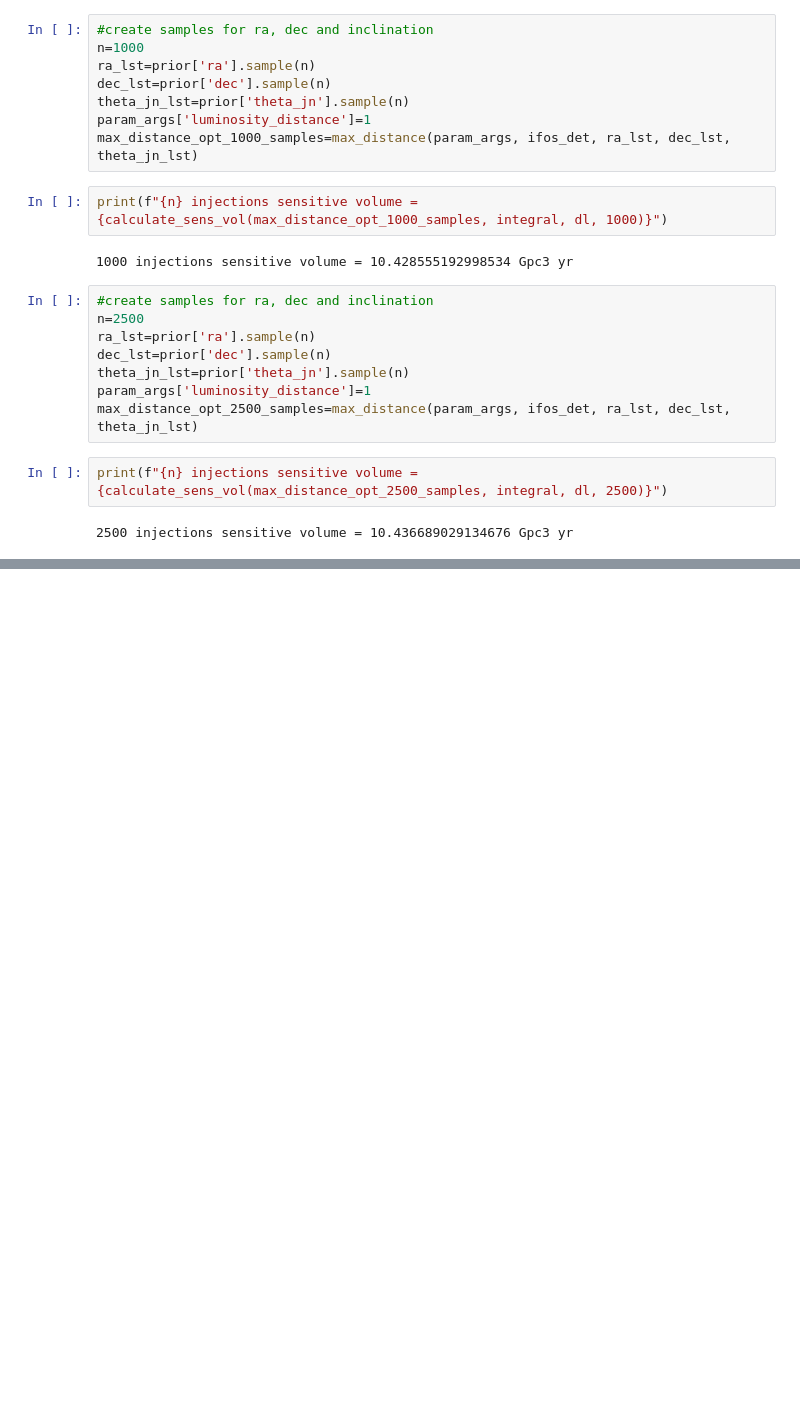
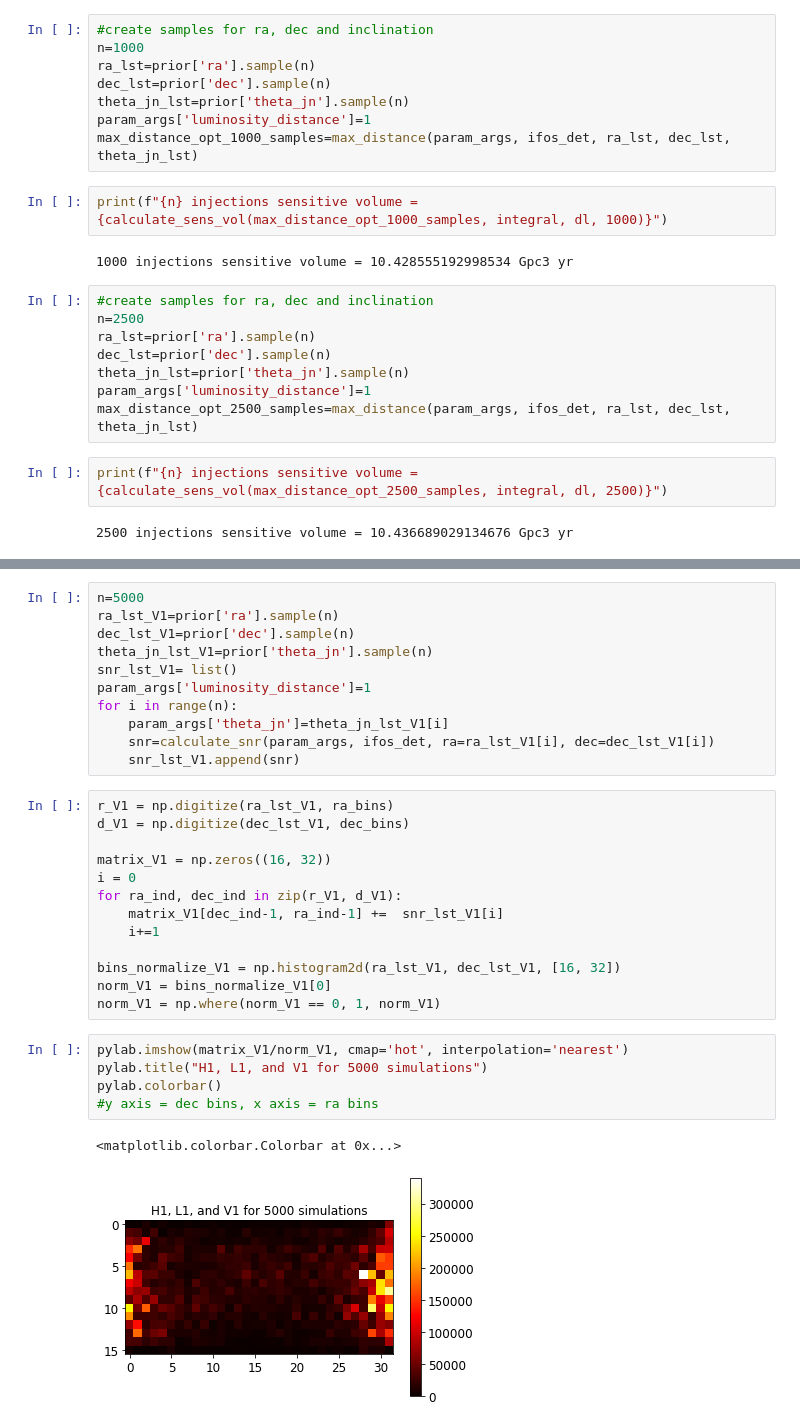
Before and after one commit to danielahyano/ligo-summer-2022, a Jupyter notebook: time-volume.ipynb, the cells around one changed output, grey strips where cells are left out. Saved outputs shown, nothing was run; the diff lists cells and outputs as text; blank space fills up the shorter version.

```diff
--- a/time-volume.ipynb
+++ b/time-volume.ipynb
@@ -171,0 +253,32 @@ print(f"{n} injections sensitive volume = {calculate_sens_vol(max_distance_opt_2
+# %%
+n=5000
+ra_lst_V1=prior['ra'].sample(n)
+dec_lst_V1=prior['dec'].sample(n)
+theta_jn_lst_V1=prior['theta_jn'].sample(n)
+snr_lst_V1= list()
+param_args['luminosity_distance']=1
+for i in range(n):
+    param_args['theta_jn']=theta_jn_lst_V1[i]
+    snr=calculate_snr(param_args, ifos_det, ra=ra_lst_V1[i], dec=dec_lst_V1[i])
+    snr_lst_V1.append(snr)
+# %%
+r_V1 = np.digitize(ra_lst_V1, ra_bins)
+d_V1 = np.digitize(dec_lst_V1, dec_bins)
+
+matrix_V1 = np.zeros((16, 32))
+i = 0
+for ra_ind, dec_ind in zip(r_V1, d_V1):
+    matrix_V1[dec_ind-1, ra_ind-1] +=  snr_lst_V1[i]
+    i+=1
+
+bins_normalize_V1 = np.histogram2d(ra_lst_V1, dec_lst_V1, [16, 32])
+norm_V1 = bins_normalize_V1[0]
+norm_V1 = np.where(norm_V1 == 0, 1, norm_V1)
+# %%
+pylab.imshow(matrix_V1/norm_V1, cmap='hot', interpolation='nearest')
+pylab.title("H1, L1, and V1 for 5000 simulations")
+pylab.colorbar()
+#y axis = dec bins, x axis = ra bins
+# %% [output]
+<matplotlib.colorbar.Colorbar at 0x...>
+[figure, added]
```
Also changed, not shown: parts of 8 cells of this notebook.
